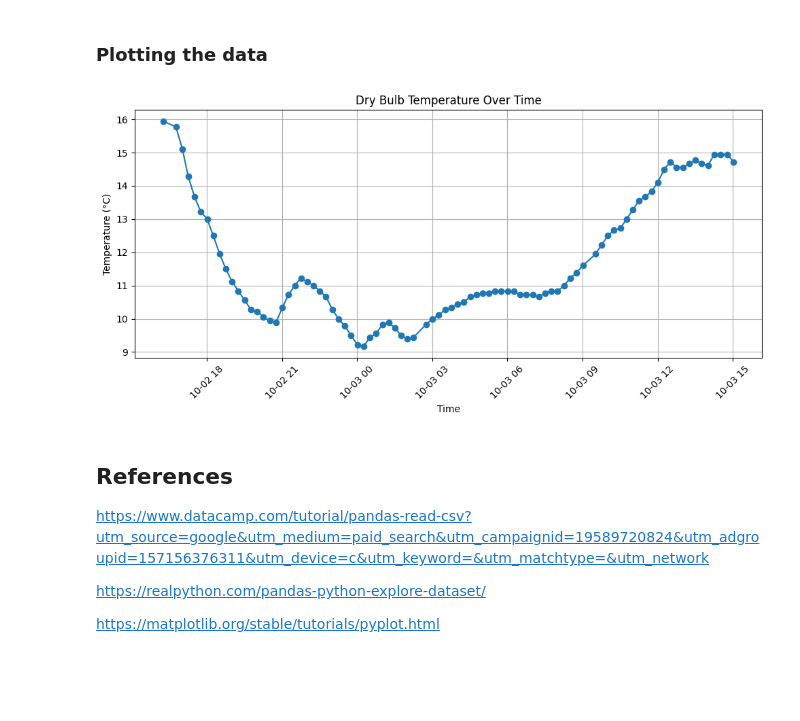
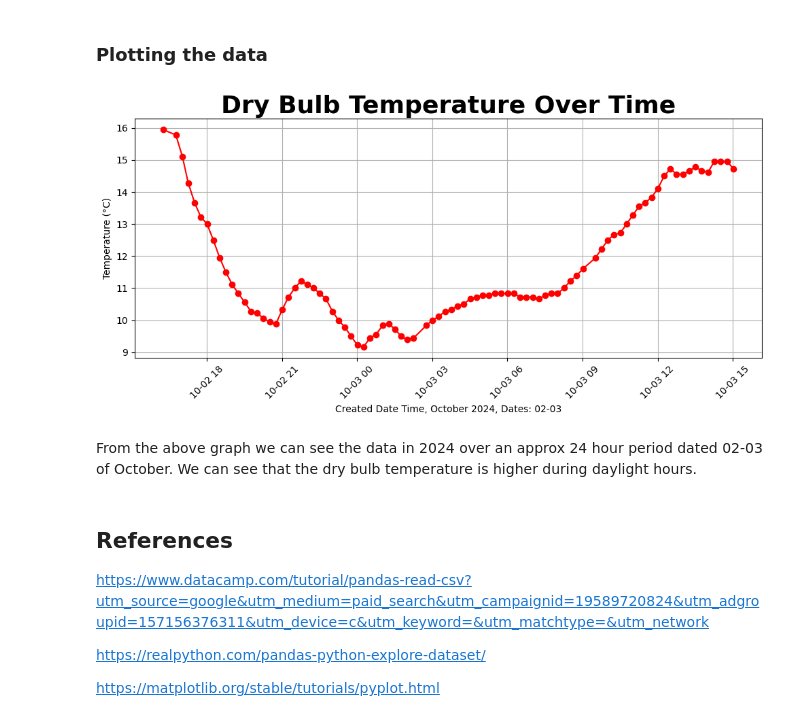
Before and after one commit to GraceMarySmyth/programming-for-data-analytics, a Jupyter notebook: Assignments/assignment2-weather.ipynb, the cells around one changed output. Saved outputs shown, nothing was run; the diff lists cells and outputs as text; code cells hidden in the pictures; blank space fills up the shorter version.

Commit message:
making the graph slightly clearer and adding an interpertation of the data

```diff
--- a/Assignments/assignment2-weather.ipynb
+++ b/Assignments/assignment2-weather.ipynb
@@ -80,16 +80,18 @@ df['createdDateTime'] = pd.to_datetime(df['createdDateTime'])
 ### Plotting the data
 # %%
 plt.figure(figsize=(10, 5))
-plt.plot(df['createdDateTime'], df['dryBulbTemperature_Celsius'], marker='o')
-plt.title('Dry Bulb Temperature Over Time')
-plt.xlabel('Time')
+plt.plot(df['createdDateTime'], df['dryBulbTemperature_Celsius'], marker='o', color='r')
+plt.title('Dry Bulb Temperature Over Time',fontdict={'fontweight':'bold', 'fontsize': 26})
+plt.xlabel('Created Date Time, October 2024, Dates: 02-03')
 plt.ylabel('Temperature (°C)')
 plt.xticks(rotation=45)
 plt.grid()
 plt.tight_layout()
 plt.show()
 # %% [output]
-[figure, old version]
+[figure, new version]
+# %% [markdown]
+From the above graph we can see the data in 2024 over an approx 24 hour period dated 02-03 of October. We can see that the dry bulb temperature is higher during daylight hours.
 # %% [markdown]
 ## References
 
```
